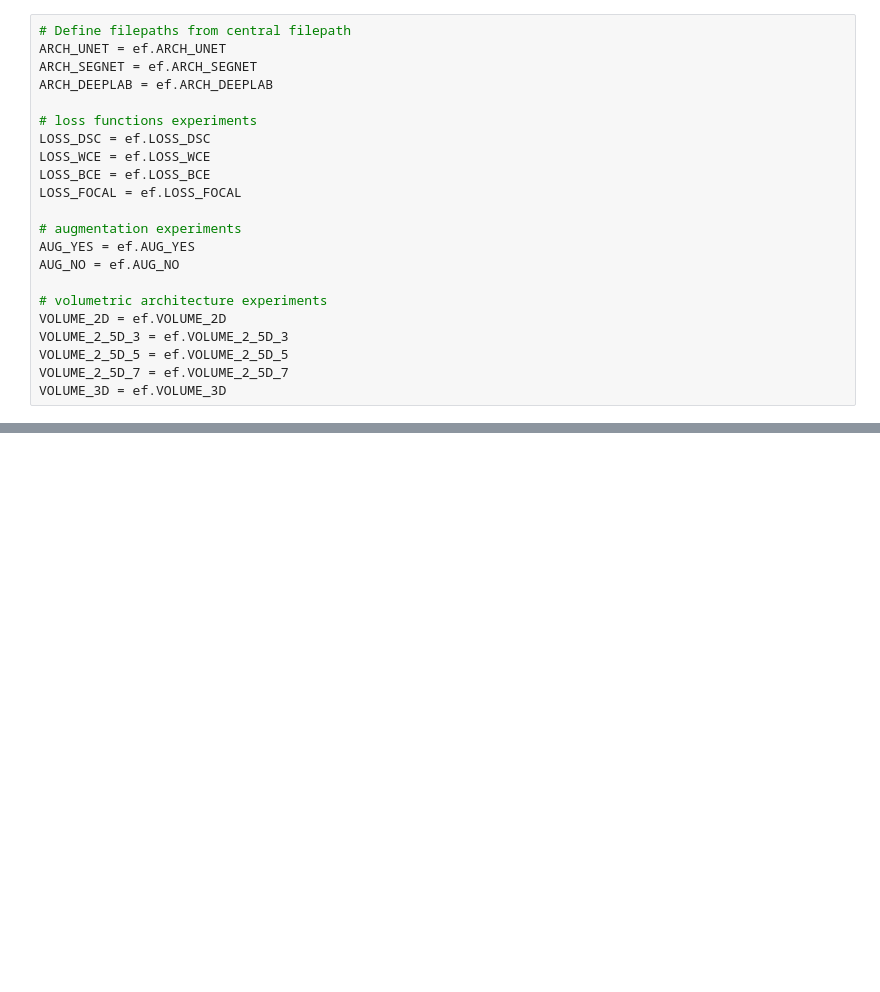
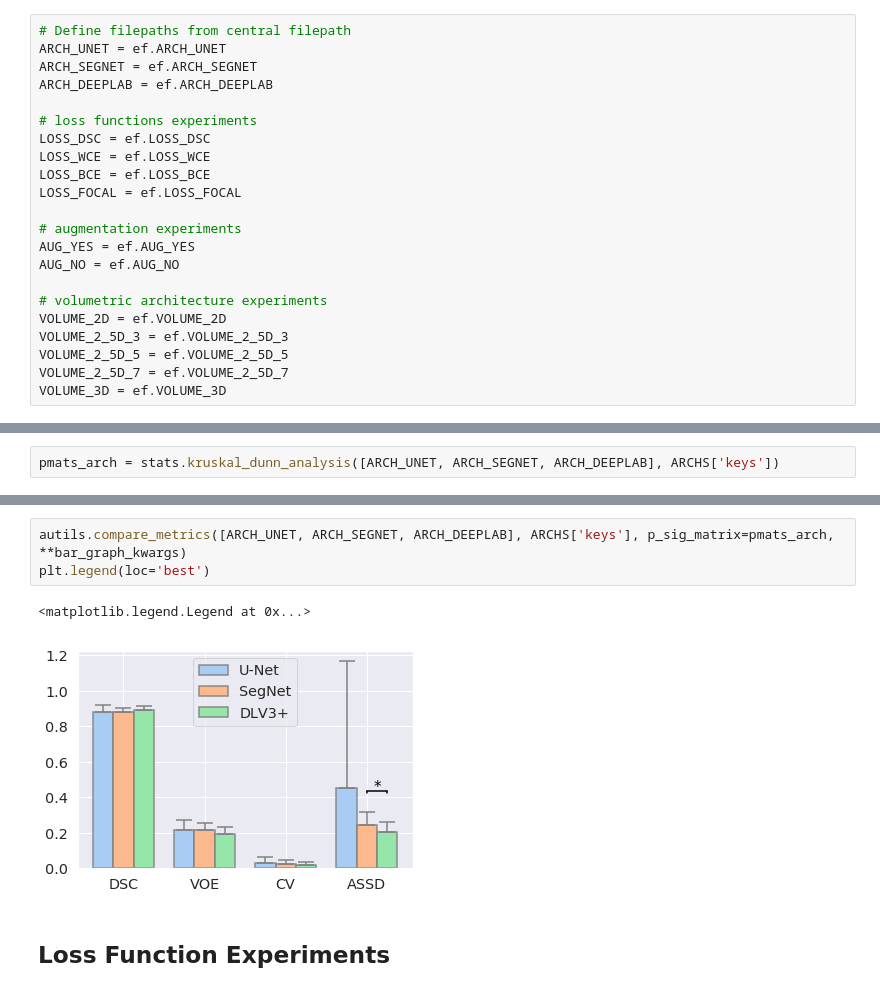
Before and after one commit to ad12/MedSegPy, a Jupyter notebook: analysis/exp_graphs.ipynb, the cells around one changed output, grey strips where cells are left out. Saved outputs shown, nothing was run; the diff lists cells and outputs as text; blank space fills up the shorter version.

```diff
--- a/analysis/exp_graphs.ipynb
+++ b/analysis/exp_graphs.ipynb
@@ -100,0 +69,2 @@ p-value: 0.1677
+# %%
+pmats_arch = stats.kruskal_dunn_analysis([ARCH_UNET, ARCH_SEGNET, ARCH_DEEPLAB], ARCHS['keys'])
@@ -101 +92,9 @@ p-value: 0.1677
+# %%
+autils.compare_metrics([ARCH_UNET, ARCH_SEGNET, ARCH_DEEPLAB], ARCHS['keys'], p_sig_matrix=pmats_arch, **bar_graph_kwargs)
+plt.legend(loc='best')
+# %% [output]
+<matplotlib.legend.Legend at 0x...>
+[figure, added]
+# %% [markdown]
+## Loss Function Experiments
 # %%
```
Also changed, not shown: parts of 16 cells of this notebook, 6 other files.
